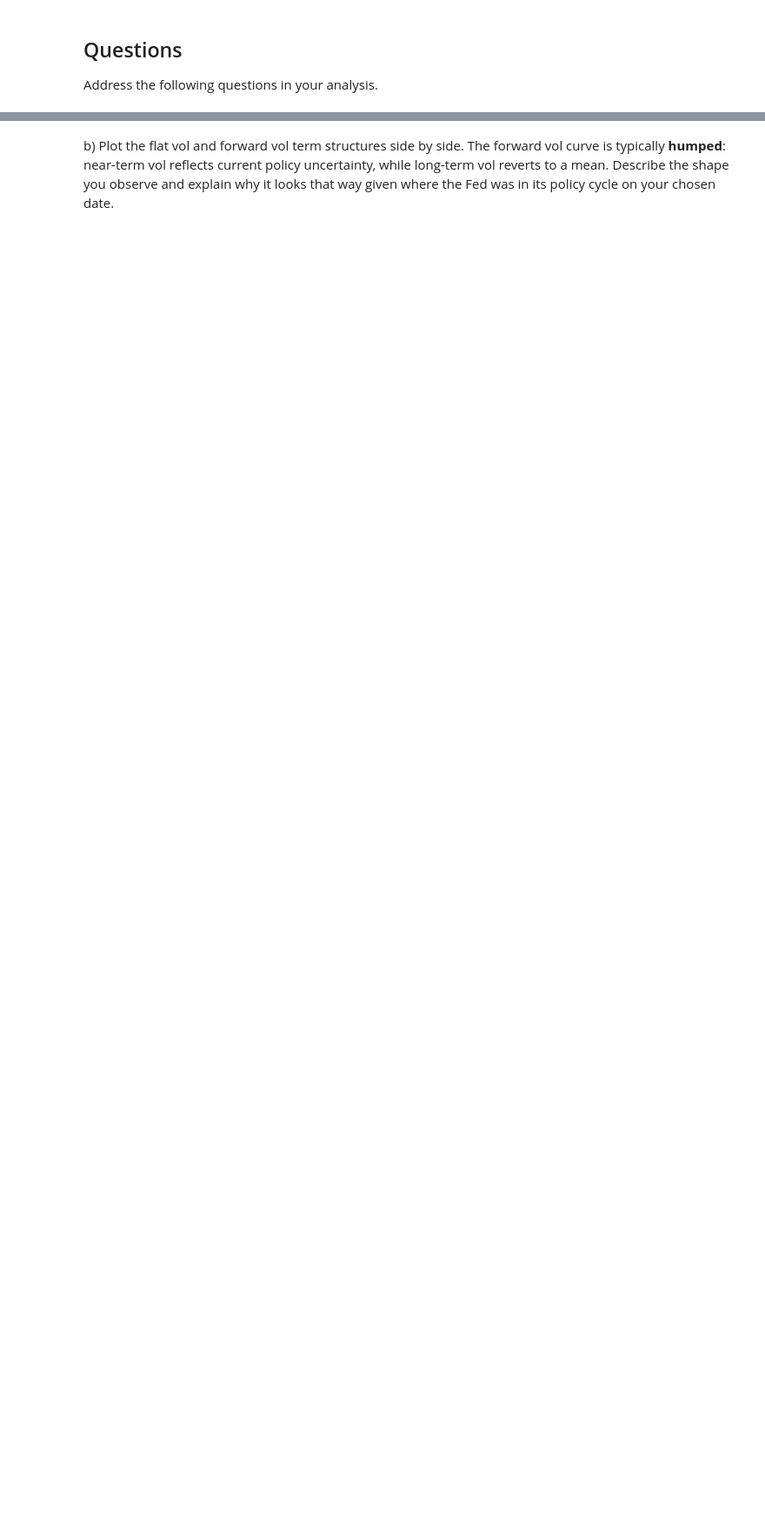
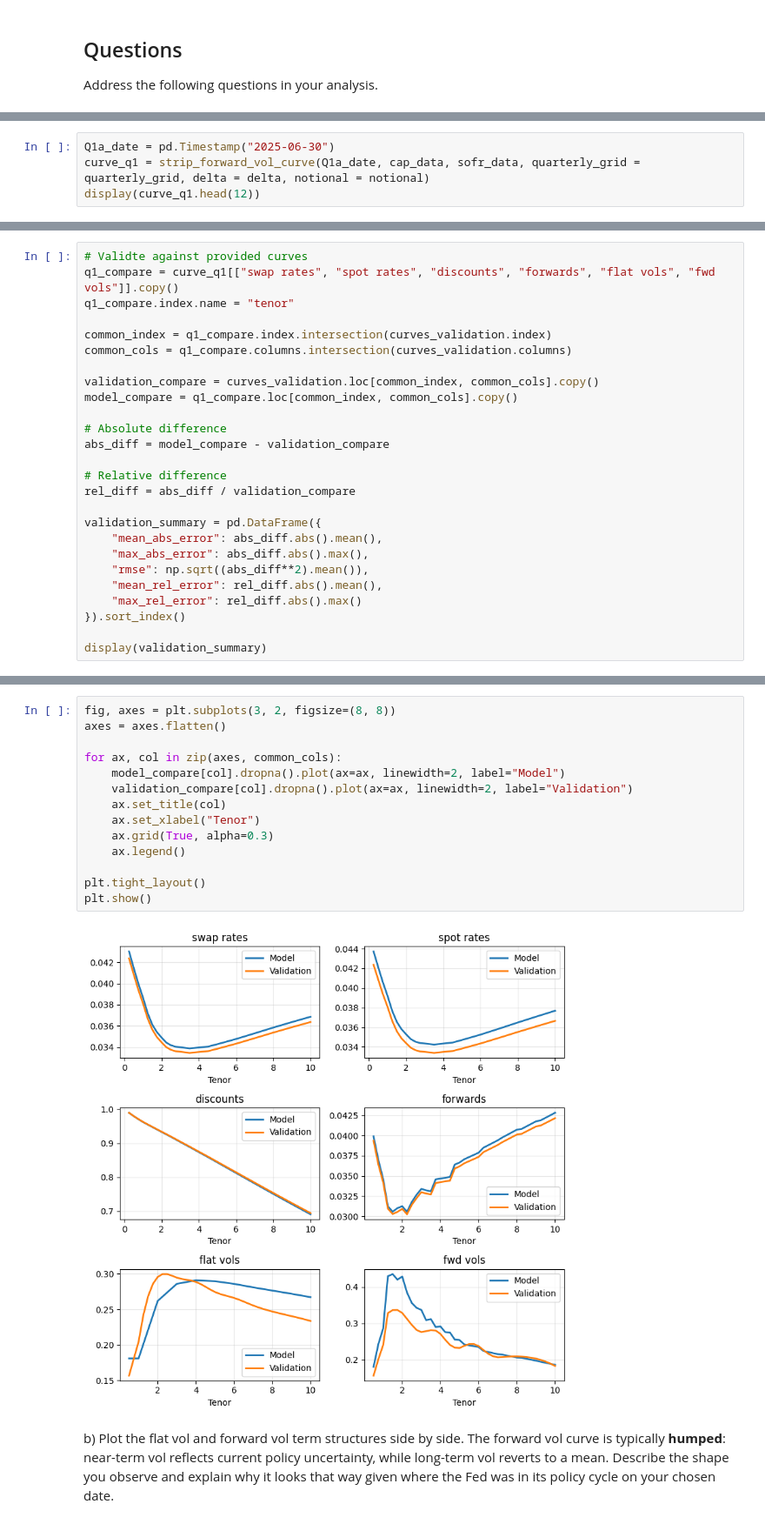
Before and after one commit to azakharove/finm37500P8, a Jupyter notebook: P8 Forward Volatility from the SOFR Cap Market_AZ.ipynb, the cells around one changed output, grey strips where cells are left out. Shown at 87% size. Drawn from its saved outputs; the diff is of its cells as text; blank space fills up the shorter version.

```diff
--- a/P8 Forward Volatility from the SOFR Cap Market_AZ.ipynb
+++ b/P8 Forward Volatility from the SOFR Cap Market_AZ.ipynb
@@ -530,0 +544,4 @@ display(curve_q1[["swap rates", "discounts", "forwards", "flat vols", "cap price
+# %%
+Q1a_date = pd.Timestamp("2025-06-30")
+curve_q1 = strip_forward_vol_curve(Q1a_date, cap_data, sofr_data, quarterly_grid = quarterly_grid, delta = delta, notional = notional)
+display(curve_q1.head(12))
@@ -530,0 +563,26 @@ display(curve_q1[["swap rates", "discounts", "forwards", "flat vols", "cap price
+# %%
+# Validte against provided curves
+q1_compare = curve_q1[["swap rates", "spot rates", "discounts", "forwards", "flat vols", "fwd vols"]].copy()
+q1_compare.index.name = "tenor"
+
+common_index = q1_compare.index.intersection(curves_validation.index)
+common_cols = q1_compare.columns.intersection(curves_validation.columns)
+
+validation_compare = curves_validation.loc[common_index, common_cols].copy()
+model_compare = q1_compare.loc[common_index, common_cols].copy()
+
+# Absolute difference
+abs_diff = model_compare - validation_compare
+
+# Relative difference
+rel_diff = abs_diff / validation_compare
+
+validation_summary = pd.DataFrame({
+    "mean_abs_error": abs_diff.abs().mean(),
+    "max_abs_error": abs_diff.abs().max(),
+    "rmse": np.sqrt((abs_diff**2).mean()),
+    "mean_rel_error": rel_diff.abs().mean(),
+    "max_rel_error": rel_diff.abs().max()
+}).sort_index()
+
+display(validation_summary)
@@ -531,2 +597,18 @@ display(curve_q1[["swap rates", "discounts", "forwards", "flat vols", "cap price
+# %%
+fig, axes = plt.subplots(3, 2, figsize=(8, 8))
+axes = axes.flatten()
+
+for ax, col in zip(axes, common_cols):
+    model_compare[col].dropna().plot(ax=ax, linewidth=2, label="Model")
+    validation_compare[col].dropna().plot(ax=ax, linewidth=2, label="Validation")
+    ax.set_title(col)
+    ax.set_xlabel("Tenor")
+    ax.grid(True, alpha=0.3)
+    ax.legend()
+
+plt.tight_layout()
+plt.show()
+# %% [output]
+[figure, added]
 # %% [markdown]
 b) Plot the flat vol and forward vol term structures side by side. The forward vol curve is typically **humped**: near-term vol reflects current policy uncertainty, while long-term vol reverts to a mean. Describe the shape you observe and explain why it looks that way given where the Fed was in its policy cycle on your chosen date.
```
Also changed, not shown: parts of 26 cells of this notebook.
